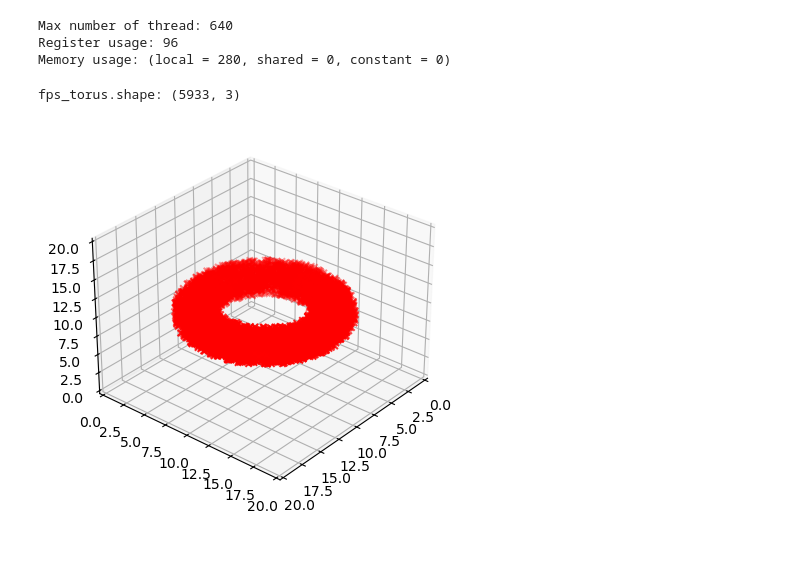
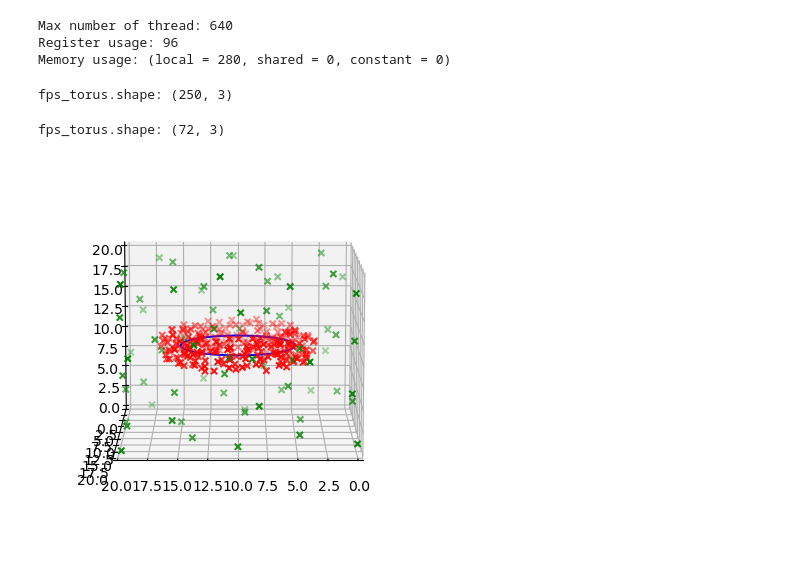
Before and after one commit to colecooper100/vorpy, a Jupyter notebook: fp_vortex_ring.ipynb, the cells around one changed output. Cells and saved outputs as stored; diff of their text form; code cells hidden in the pictures.

Commit message:
Can now get random points in/on torus and outside. Can use Biot-Savart solver to compute velocities too!

```diff
--- a/fp_vortex_ring.ipynb
+++ b/fp_vortex_ring.ipynb
@@ -21,16 +21,16 @@ if not os.path.exists(odir):
 # circulation).
 #############################################
 
+# Vortex paramters
 NUMSEGS = 100
-RINGRADIUS = 10
+RINGRADIUS = 5
+CORERADIUS = 1
 
 # Generate the vortex points
-# x = r * cos(theta)
-# y = r * sin(theta)
 theta = np.linspace(0, 2 * np.pi, NUMSEGS)
-vpx = RINGRADIUS * np.cos(theta)
-vpy = RINGRADIUS * np.sin(theta)
-vpz = np.zeros_like(vpx)
+vpx = RINGRADIUS * np.cos(theta) + 10
+vpy = RINGRADIUS * np.sin(theta) + 10
+vpz = np.zeros_like(vpx) + 10
 vpps = np.concatenate([vpx[:, np.newaxis], vpy[:, np.newaxis], vpz[:, np.newaxis]], axis=1)
 # To prevent numerical errors, explicitly set
 # the last point to the the first.
@@ -179,19 +170,28 @@ def random_field_point_generator(numpts,
         indx1 += 1
 
     return rndpnts
+# %%
+# 100_000 points and spacing of 0.05 resunts in ~5900 points
+# and takes 2:30 minutes to run.
+fps_torus = random_field_point_generator(50_000, 1, [0, 20], [0, 20], [0, 20], torus_boundary)
+print('fps_torus.shape:', fps_torus.shape)
+# %% [output]
+fps_torus.shape: (250, 3)
 # %%
-fps_torus = random_field_point_generator(100_000, .05, [0, 20], [0, 20], [0, 20], torus_boundary)
-print('fps_torus.shape:', fps_torus.shape)
+fps_not_torus = random_field_point_generator(50_000, 5, [0, 20], [0, 20], [0, 20], torus_outside_boundray)
+print('fps_torus.shape:', fps_not_torus.shape)
 # %% [output]
-fps_torus.shape: (5933, 3)
+fps_torus.shape: (72, 3)
 # %%
 fig = plt.figure()
 ax = fig.add_subplot(projection='3d')
 ax.scatter(fps_torus[:, 0], fps_torus[:, 1], fps_torus[:, 2], marker='x', c='r', label='fps')
-ax.view_init(30, 40)
+ax.scatter(fps_not_torus[:, 0], fps_not_torus[:, 1], fps_not_torus[:, 2], marker='x', c='g', label='fps_not')
+ax.plot(vpps[:, 0], vpps[:, 1], vpps[:, 2], c='b', label='vortex')
+ax.view_init(10, 90)
 plt.xlim(0, 20)
 plt.ylim(0, 20)
 ax.set_zlim(0, 20)
 plt.show()
 # %% [output]
-[figure, old version]
+[figure, new version]
```
Also changed, not shown: parts of 5 cells of this notebook, 3 other files.
